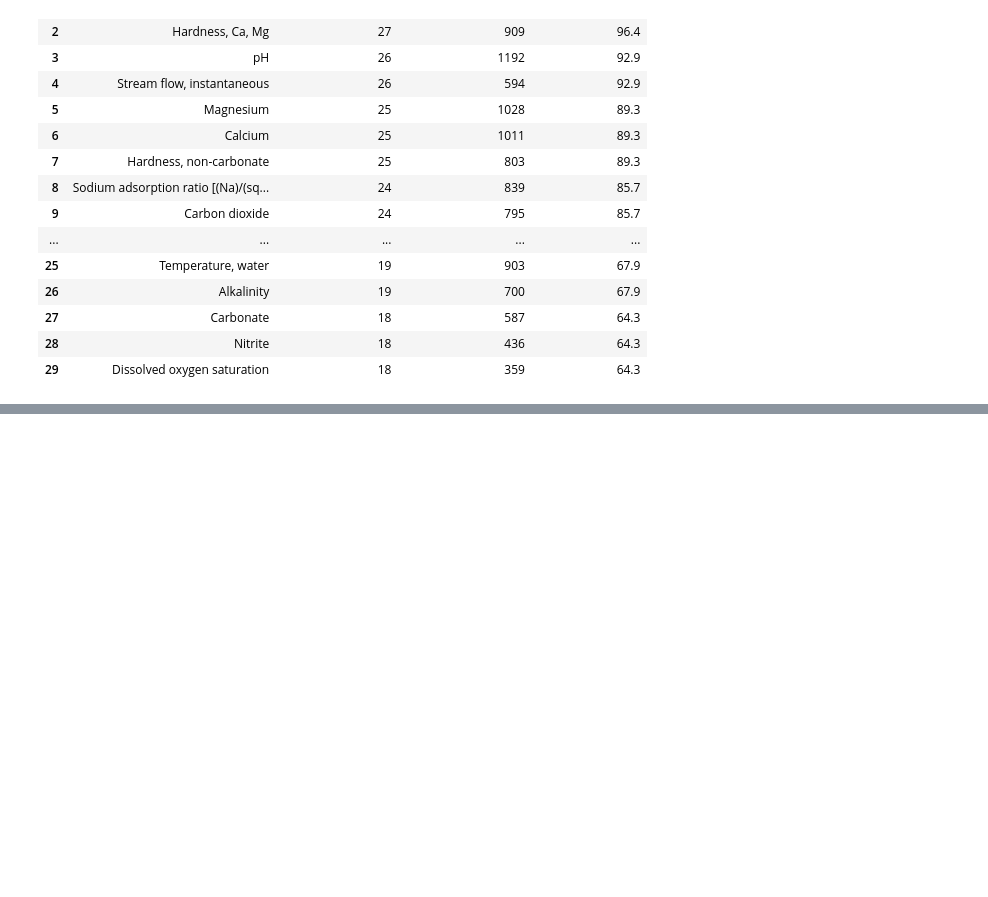
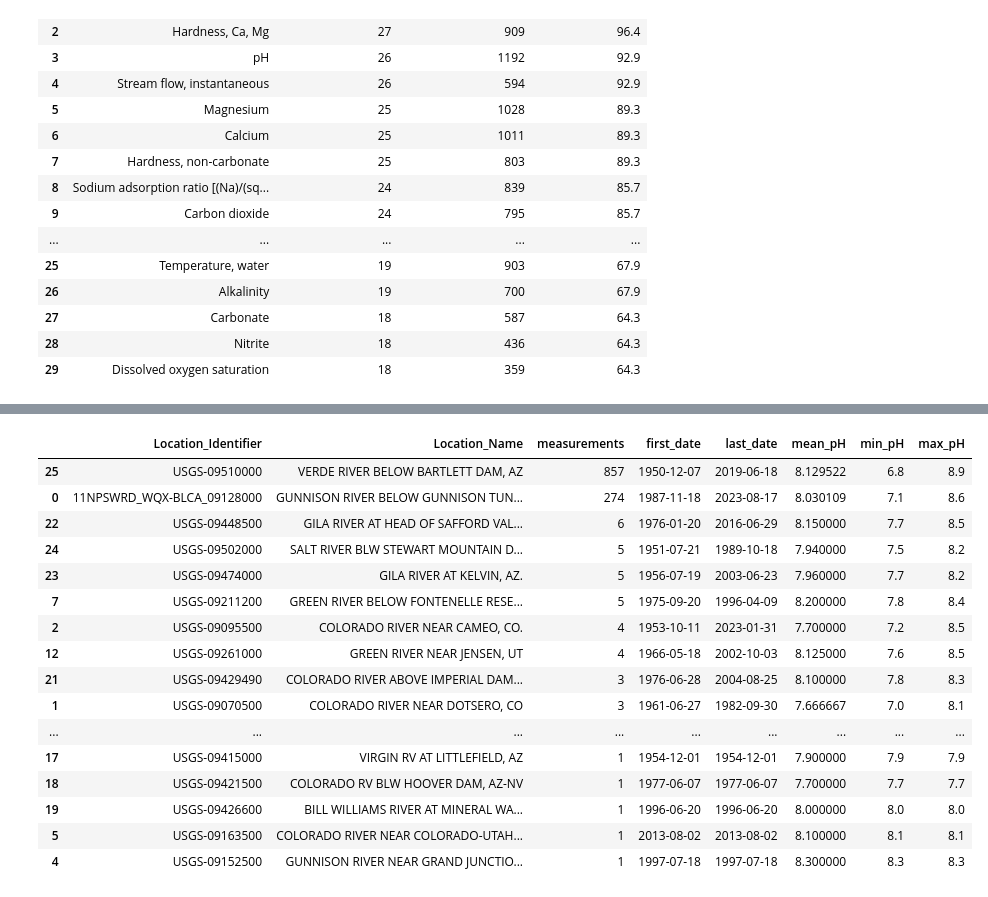
Before and after one commit to andrewc156/rivernets, a Jupyter notebook: main.ipynb, the cells around one changed output, grey strips where cells are left out. Drawn from its saved outputs; the diff is of its cells as text; code cells hidden in the pictures; blank space fills up the shorter version.

Commit message:
Researched into Avaliable pH Data across Water Stations2

```diff
--- a/main.ipynb
+++ b/main.ipynb
@@ -3587,0 +3644,12 @@ station_summary.head(30)
+# %%
+ph_data = results_largest[
+    results_largest["Result_Characteristic"] == "pH"
+].copy()
+
+print("pH measurements:", len(ph_data))
+print(
+    "Stations with pH:",
+    ph_data["Location_Identifier"].nunique()
+)
+
+ph_data.head(20)
@@ -3587,0 +3746,43 @@ station_summary.head(30)
+# %%
+ph_by_station = (
+    ph_data
+    .groupby(
+        [
+            "Location_Identifier",
+            "Location_Name"
+        ]
+    )
+    .agg(
+        measurements=("pH", "count"),
+        first_date=("date", "min"),
+        last_date=("date", "max"),
+        mean_pH=("pH", "mean"),
+        min_pH=("pH", "min"),
+        max_pH=("pH", "max")
+    )
+    .reset_index()
+    .sort_values(
+        "measurements",
+        ascending=False
+    )
+)
+
+ph_by_station
+# %% [output]
+|  | Location_Identifier | Location_Name | measurements | first_date | last_date | mean_pH | min_pH | max_pH |
+| 25 | USGS-09510000 | VERDE RIVER BELOW BARTLETT DAM, AZ | 857 | 1950-12-07 | 2019-06-18 | 8.129522 | 6.8 | 8.9 |
+| 0 | 11NPSWRD_WQX-BLCA_09128000 | GUNNISON RIVER BELOW GUNNISON TUN... | 274 | 1987-11-18 | 2023-08-17 | 8.030109 | 7.1 | 8.6 |
+| 22 | USGS-09448500 | GILA RIVER AT HEAD OF SAFFORD VAL... | 6 | 1976-01-20 | 2016-06-29 | 8.150000 | 7.7 | 8.5 |
+| 24 | USGS-09502000 | SALT RIVER BLW STEWART MOUNTAIN D... | 5 | 1951-07-21 | 1989-10-18 | 7.940000 | 7.5 | 8.2 |
+| 23 | USGS-09474000 | GILA RIVER AT KELVIN, AZ. | 5 | 1956-07-19 | 2003-06-23 | 7.960000 | 7.7 | 8.2 |
+| 7 | USGS-09211200 | GREEN RIVER BELOW FONTENELLE RESE... | 5 | 1975-09-20 | 1996-04-09 | 8.200000 | 7.8 | 8.4 |
+| 2 | USGS-09095500 | COLORADO RIVER NEAR CAMEO, CO. | 4 | 1953-10-11 | 2023-01-31 | 7.700000 | 7.2 | 8.5 |
+| 12 | USGS-09261000 | GREEN RIVER NEAR JENSEN, UT | 4 | 1966-05-18 | 2002-10-03 | 8.125000 | 7.6 | 8.5 |
+| 21 | USGS-09429490 | COLORADO RIVER ABOVE IMPERIAL DAM... | 3 | 1976-06-28 | 2004-08-25 | 8.100000 | 7.8 | 8.3 |
+| 1 | USGS-09070500 | COLORADO RIVER NEAR DOTSERO, CO | 3 | 1961-06-27 | 1982-09-30 | 7.666667 | 7.0 | 8.1 |
+| ... | ... | ... | ... | ... | ... | ... | ... | ... |
+| 17 | USGS-09415000 | VIRGIN RV AT LITTLEFIELD, AZ | 1 | 1954-12-01 | 1954-12-01 | 7.900000 | 7.9 | 7.9 |
+| 18 | USGS-09421500 | COLORADO RV BLW HOOVER DAM, AZ-NV | 1 | 1977-06-07 | 1977-06-07 | 7.700000 | 7.7 | 7.7 |
+| 19 | USGS-09426600 | BILL WILLIAMS RIVER AT MINERAL WA... | 1 | 1996-06-20 | 1996-06-20 | 8.000000 | 8.0 | 8.0 |
+| 5 | USGS-09163500 | COLORADO RIVER NEAR COLORADO-UTAH... | 1 | 2013-08-02 | 2013-08-02 | 8.100000 | 8.1 | 8.1 |
+| 4 | USGS-09152500 | GUNNISON RIVER NEAR GRAND JUNCTIO... | 1 | 1997-07-18 | 1997-07-18 | 8.300000 | 8.3 | 8.3 |
```
Also changed, not shown: parts of 8 cells of this notebook, 1 other file.
